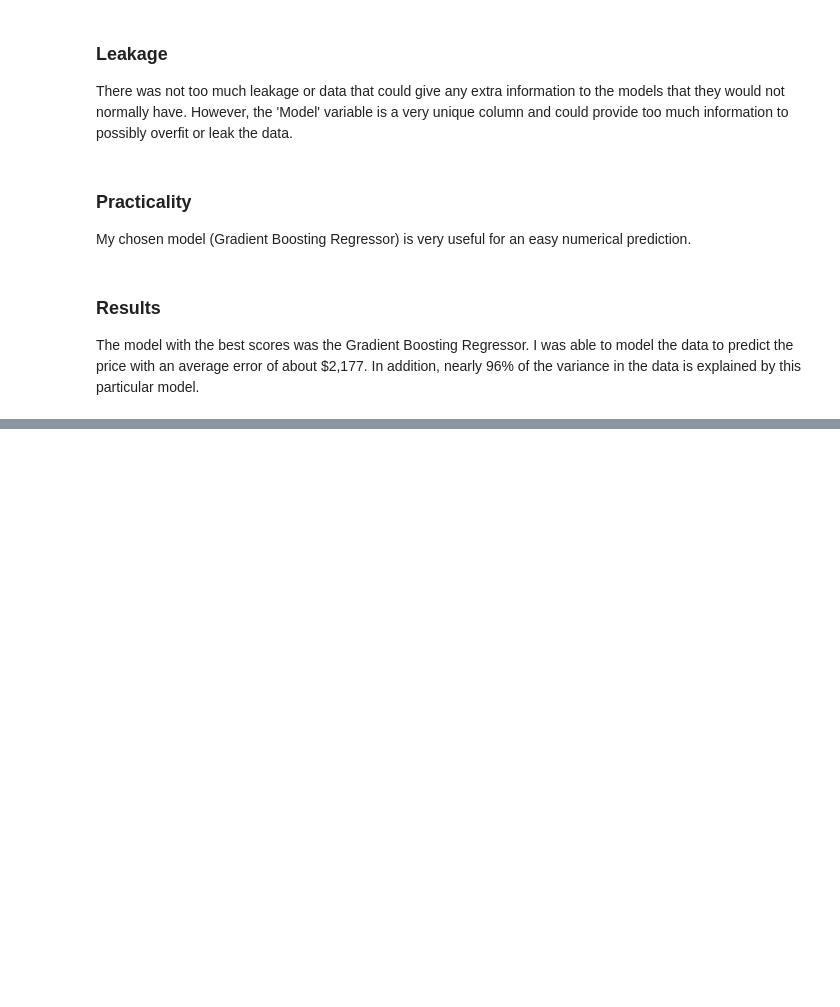
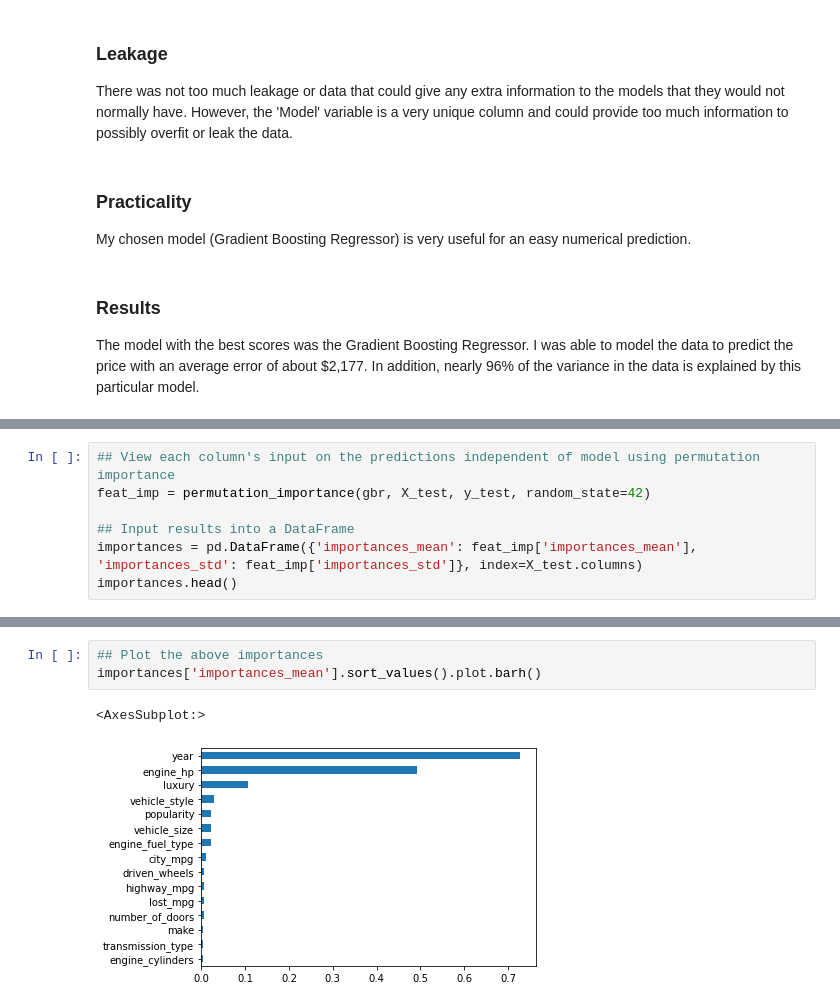
Before and after one commit to dakotagporter/DS-Unit-2-Applied-Modeling, a Jupyter notebook: Build Week/BW2.ipynb, the cells around one changed output, grey strips where cells are left out. Cells and saved outputs as stored; diff of their text form; blank space fills up the shorter version.

```diff
--- a/Build Week/BW2.ipynb
+++ b/Build Week/BW2.ipynb
@@ -455,0 +460,7 @@ The model with the best scores was the Gradient Boosting Regressor. I was able t
+# %%
+## View each column's input on the predictions independent of model using permutation importance
+feat_imp = permutation_importance(gbr, X_test, y_test, random_state=42)
+
+## Input results into a DataFrame
+importances = pd.DataFrame({'importances_mean': feat_imp['importances_mean'], 'importances_std': feat_imp['importances_std']}, index=X_test.columns)
+importances.head()
@@ -455,0 +474,6 @@ The model with the best scores was the Gradient Boosting Regressor. I was able t
+# %%
+## Plot the above importances
+importances['importances_mean'].sort_values().plot.barh()
+# %% [output]
+<AxesSubplot:>
+[figure, added]
```
Also changed, not shown: parts of 10 cells of this notebook.
